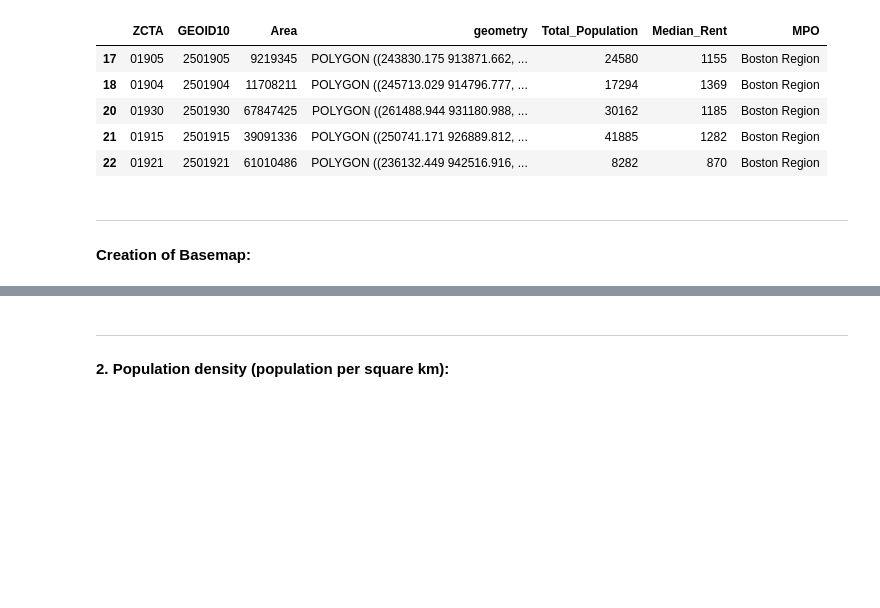
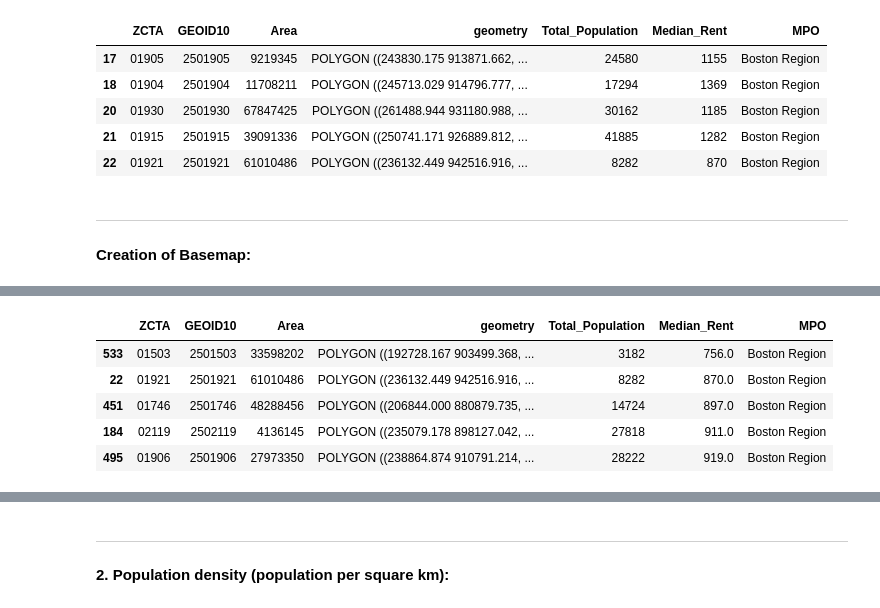
Before and after one commit to jess-wilson2020/uep239-final-project, a Jupyter notebook: uep239-final-project.ipynb, the cells around one changed output, grey strips where cells are left out. Saved outputs shown, nothing was run; the diff lists cells and outputs as text; code cells hidden in the pictures; blank space fills up the shorter version.

```diff
--- a/uep239-final-project.ipynb
+++ b/uep239-final-project.ipynb
@@ -480 +505,11 @@ grocery = grocery.set_crs('epsg:4326')
+# %%
+# Report lowest ranking ZCTAs for Median Rent (without np.NaNs)
+mpo_zcta.dropna().sort_values('Median_Rent', ascending = True).head(5)
+# %% [output]
+|  | ZCTA | GEOID10 | Area | geometry | Total_Population | Median_Rent | MPO |
+| 533 | 01503 | 2501503 | 33598202 | POLYGON ((192728.167 903499.368, ... | 3182 | 756.0 | Boston Region |
+| 22 | 01921 | 2501921 | 61010486 | POLYGON ((236132.449 942516.916, ... | 8282 | 870.0 | Boston Region |
+| 451 | 01746 | 2501746 | 48288456 | POLYGON ((206844.000 880879.735, ... | 14724 | 897.0 | Boston Region |
+| 184 | 02119 | 2502119 | 4136145 | POLYGON ((235079.178 898127.042, ... | 27818 | 911.0 | Boston Region |
+| 495 | 01906 | 2501906 | 27973350 | POLYGON ((238864.874 910791.214, ... | 28222 | 919.0 | Boston Region |
 # %%
```
Also changed, not shown: parts of 9 cells of this notebook.
